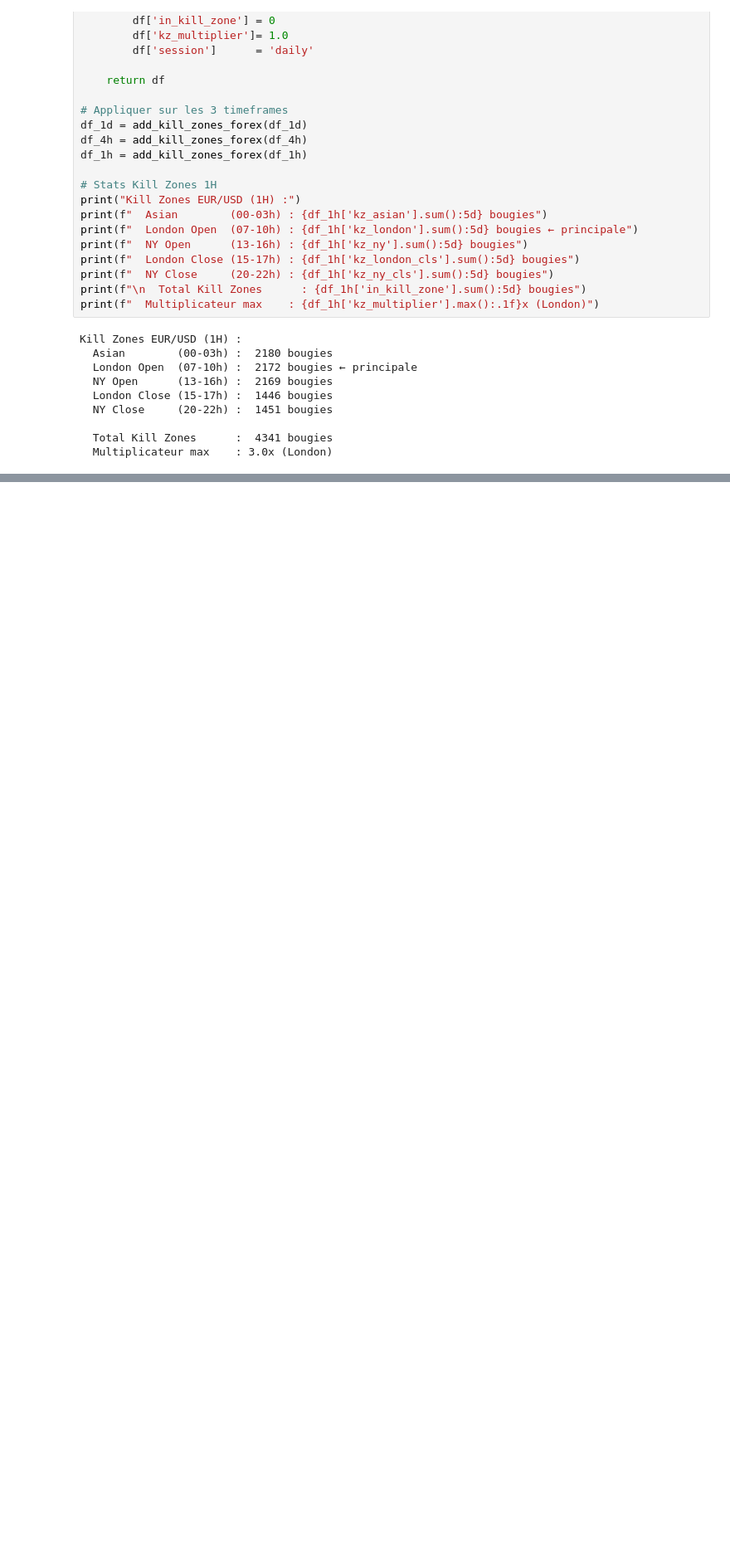
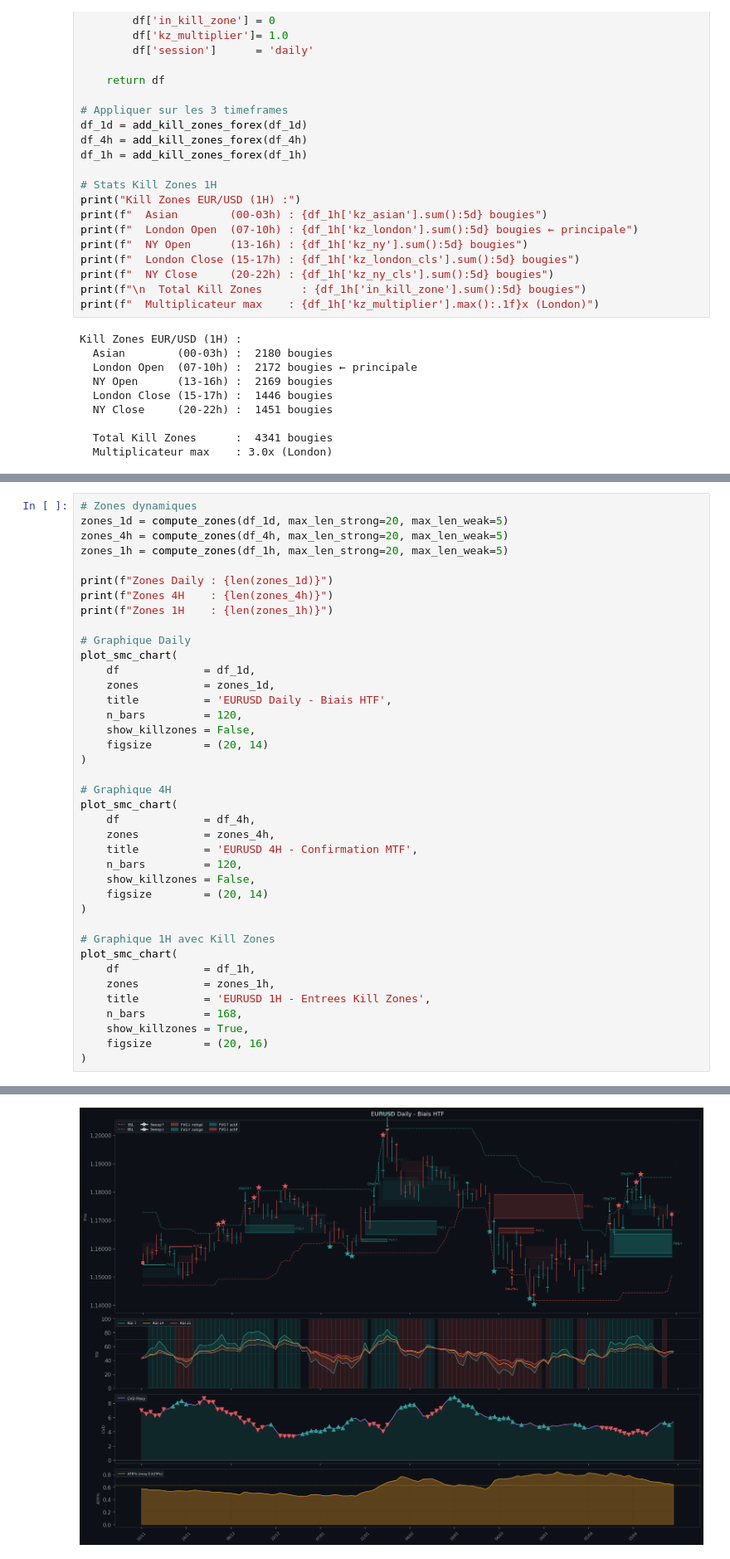
Before and after one commit to okjacky/candles-bot, a Jupyter notebook: notebooks/module6_eurusd.ipynb, the cells around one changed output, grey strips where cells are left out. Shown at 83% size. Drawn from its saved outputs; the diff is of its cells as text; blank space fills up the shorter version.

Commit message:
feat: pipeline MTF EUR/USD - fusion Daily+4H+1H - graphique confluence

```diff
--- a/notebooks/module6_eurusd.ipynb
+++ b/notebooks/module6_eurusd.ipynb
@@ -283,0 +298,40 @@ FileNotFoundError: [Errno 2] No such file or directory: '/home/jack/Dev/candles-
+# %%
+# Zones dynamiques
+zones_1d = compute_zones(df_1d, max_len_strong=20, max_len_weak=5)
+zones_4h = compute_zones(df_4h, max_len_strong=20, max_len_weak=5)
+zones_1h = compute_zones(df_1h, max_len_strong=20, max_len_weak=5)
+
+print(f"Zones Daily : {len(zones_1d)}")
+print(f"Zones 4H    : {len(zones_4h)}")
+print(f"Zones 1H    : {len(zones_1h)}")
+
+# Graphique Daily
+plot_smc_chart(
+    df             = df_1d,
+    zones          = zones_1d,
+    title          = 'EURUSD Daily - Biais HTF',
+    n_bars         = 120,
+    show_killzones = False,
+    figsize        = (20, 14)
+)
+
+# Graphique 4H
+plot_smc_chart(
+    df             = df_4h,
+    zones          = zones_4h,
+    title          = 'EURUSD 4H - Confirmation MTF',
+    n_bars         = 120,
+    show_killzones = False,
+    figsize        = (20, 14)
+)
+
+# Graphique 1H avec Kill Zones
+plot_smc_chart(
+    df             = df_1h,
+    zones          = zones_1h,
+    title          = 'EURUSD 1H - Entrees Kill Zones',
+    n_bars         = 168,
+    show_killzones = True,
+    figsize        = (20, 16)
+)
+# %% [output]
@@ -283,0 +341 @@ FileNotFoundError: [Errno 2] No such file or directory: '/home/jack/Dev/candles-
+[figure, added]
```
Also changed, not shown: parts of 6 cells of this notebook, 4 other files.
